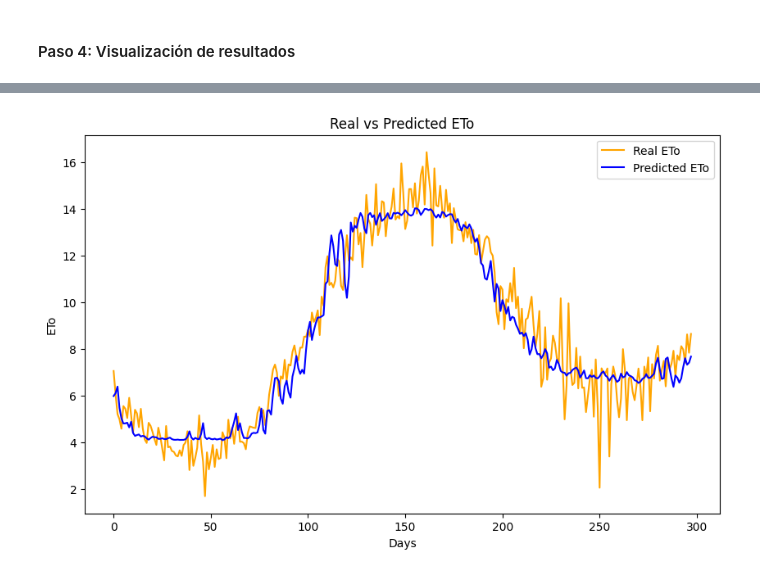
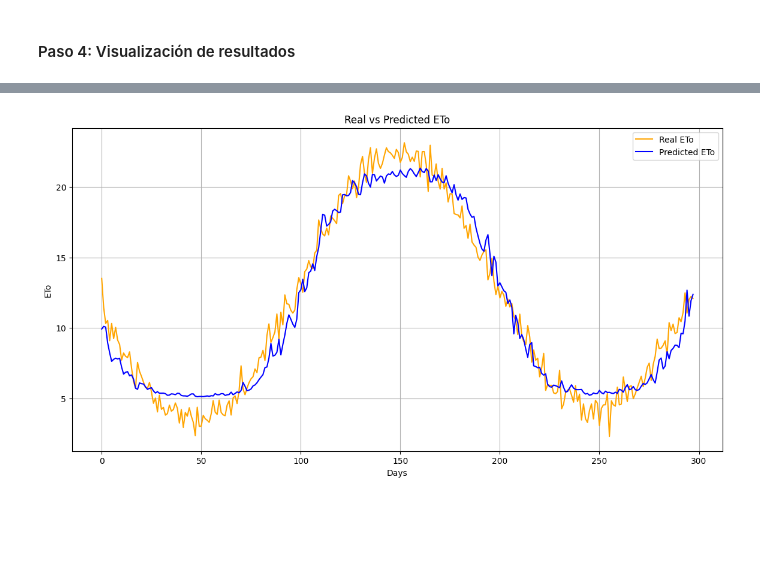
Before and after one commit to guillegcor/Fertwins_test, a Jupyter notebook: custom_eto_data/custom_eto-auto_test.ipynb, the cells around one changed output, grey strips where cells are left out. Cells and saved outputs as stored; diff of their text form; code cells hidden in the pictures; blank space fills up the shorter version.

```diff
--- a/custom_eto_data/custom_eto-auto_test.ipynb
+++ b/custom_eto_data/custom_eto-auto_test.ipynb
@@ -27,30 +28,12 @@ df.head()
 | 2023-01-05 | 408.274535 | 243.737733 | 26.264700 | 0.987383 | ... |
 # %% [markdown]
 #### Paso 1: Calcular la ETo usando la fórmula de Penman-Monteith
-# %%
-# Constante psicrométrica (kPa/ºC)
-gamma = 0.665
-
-# Parámetros necesarios
-T = df['Mean Temperature (°C)']
-Rn = df['Solar Radiation (W/m²)'] * 0.0864
-u2 = df['Wind Speed (m/s)']
-Delta = df['Vapor Pressure Slope (kPa/ºC)']
-
-# Presión de vapor de saturación (kPa)
-e_s = 0.6108 * np.exp((17.27 * T) / (T + 237.3))
-
-# Presión actual (suponemos el 70% para simplificar)
-e_a = e_s * 0.7
-
-# Flujo de calor del suelo
-G = 0
-
-# Aplicar fçormula Penman-Monteith
-ETo = (0.408 * Delta * (Rn - G) + gamma * (900 / (T + 273)) * u2 * (e_s - e_a)) / (Delta + gamma * (1 + 0.34 * u2))
-
-# Añadir la columna ETo al dataframe
-df['ETo (mm/dia)'] = ETo
+# %%
+df = calc_eto(df,
+              mt='Mean Temperature (°C)',
+              sr='Solar Radiation (W/m²)',
+              ws='Wind Speed (m/s)',
+              vps='Vapor Pressure Slope (kPa/ºC)')
 # %%
 df
 # %% [output]
@@ -92,10 +75,10 @@ features = ['Solar Radiation (W/m²)',
             'Vapor Pressure Slope (kPa/ºC)',
             'Wind Speed (m/s)',
             'T_min', 'T_max']
-target = 'ETo (mm/dia)'
+target = 'ETo (mm/día)'
 
 # Estandarizar datos
-scaler = StandardScaler()
+scaler = MinMaxScaler()
 train[features] = scaler.fit_transform(train[features])
 test[features] = scaler.transform(test[features])
 
@@ -226,12 +209,13 @@ y_pred = model.predict(X_test)
 # %%
-plt.figure(figsize=(10, 6))
+plt.figure(figsize=(14, 7))
 plt.plot(y_test, label='Real ETo', color='orange')
 plt.plot(y_pred, label='Predicted ETo', color='blue')
 
 plt.title('Real vs Predicted ETo')
 plt.xlabel('Days')
 plt.ylabel('ETo')
 plt.legend()
+plt.grid()
 plt.show()
 # %% [output]
-[figure, old version]
+[figure, new version]
```
Also changed, not shown: parts of 6 cells of this notebook.
